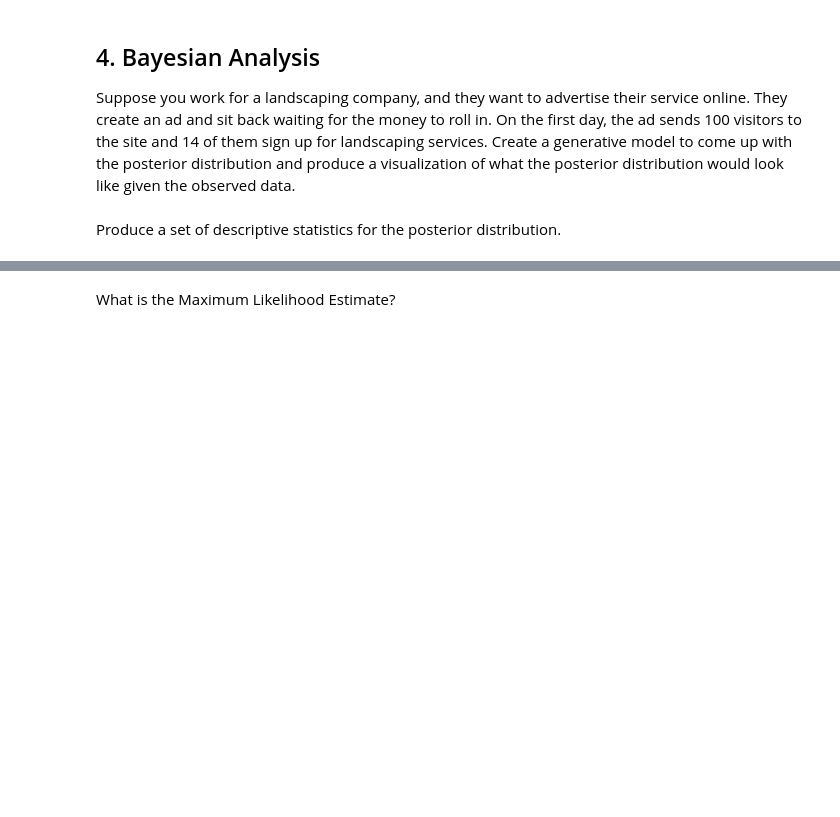
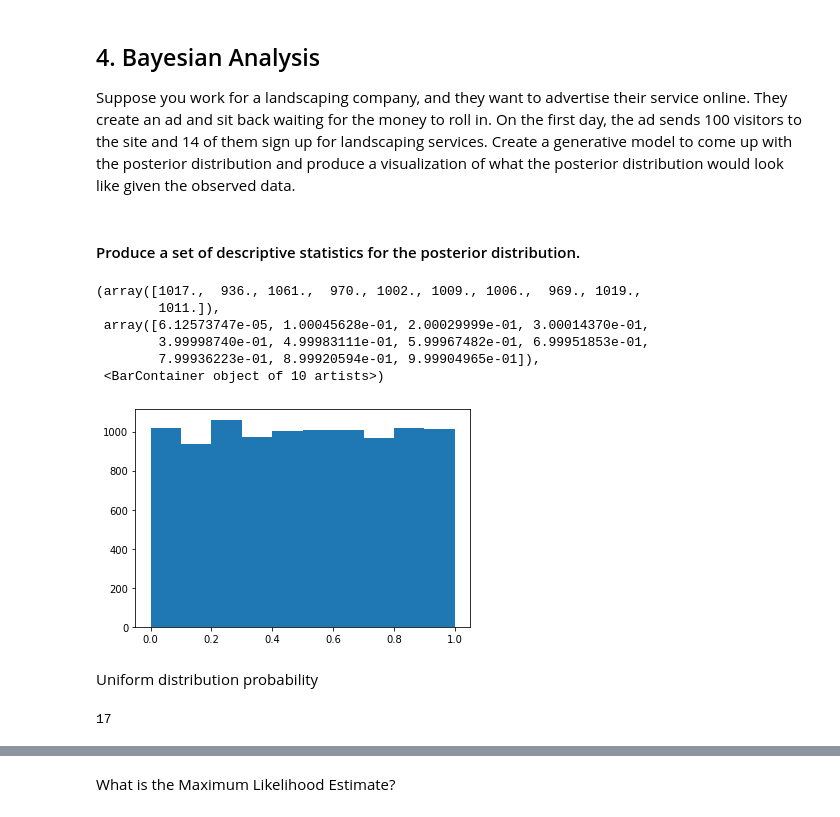
Before and after one commit to ironhack-datalabs/datamad1020, a Jupyter notebook: module-2/lab-bayesian-statistics/your-code/main.ipynb, the cells around one changed output, grey strips where cells are left out. Drawn from its saved outputs; the diff is of its cells as text; code cells hidden in the pictures; blank space fills up the shorter version.

```diff
--- a/module-2/lab-bayesian-statistics/your-code/main.ipynb
+++ b/module-2/lab-bayesian-statistics/your-code/main.ipynb
@@ -214,4 +215,18 @@ If I were to choose Door A, being the car behind Door C, and then change my opti
 
 Suppose you work for a landscaping company, and they want to advertise their service online. They create an ad and sit back waiting for the money to roll in. On the first day, the ad sends 100 visitors to the site and 14 of them sign up for landscaping services. Create a generative model to come up with the posterior distribution and produce a visualization of what the posterior distribution would look like given the observed data.
 # %% [markdown]
-Produce a set of descriptive statistics for the posterior distribution.
+#### Produce a set of descriptive statistics for the posterior distribution.
+# %%
+prior = np.random.uniform(0,1,10000)
+# %%
+plt.hist(prior)
+# %% [output]
+(array([1017.,  936., 1061.,  970., 1002., 1009., 1006.,  969., 1019.,
+        1011.]),
+ array([6.12573747e-05, 1.00045628e-01, 2.00029999e-01, 3.00014370e-01,
+        3.99998740e-01, 4.99983111e-01, 5.99967482e-01, 6.99951853e-01,
+        7.99936223e-01, 8.99920594e-01, 9.99904965e-01]),
+ <BarContainer object of 10 artists>)
+[figure, added]
+# %% [markdown]
+Uniform distribution probability
@@ -217,0 +236,4 @@ Produce a set of descriptive statistics for the posterior distribution.
+# %%
+generative_model(100, 7/50)
+# %% [output]
+17
```
Also changed, not shown: parts of 18 cells of this notebook.
